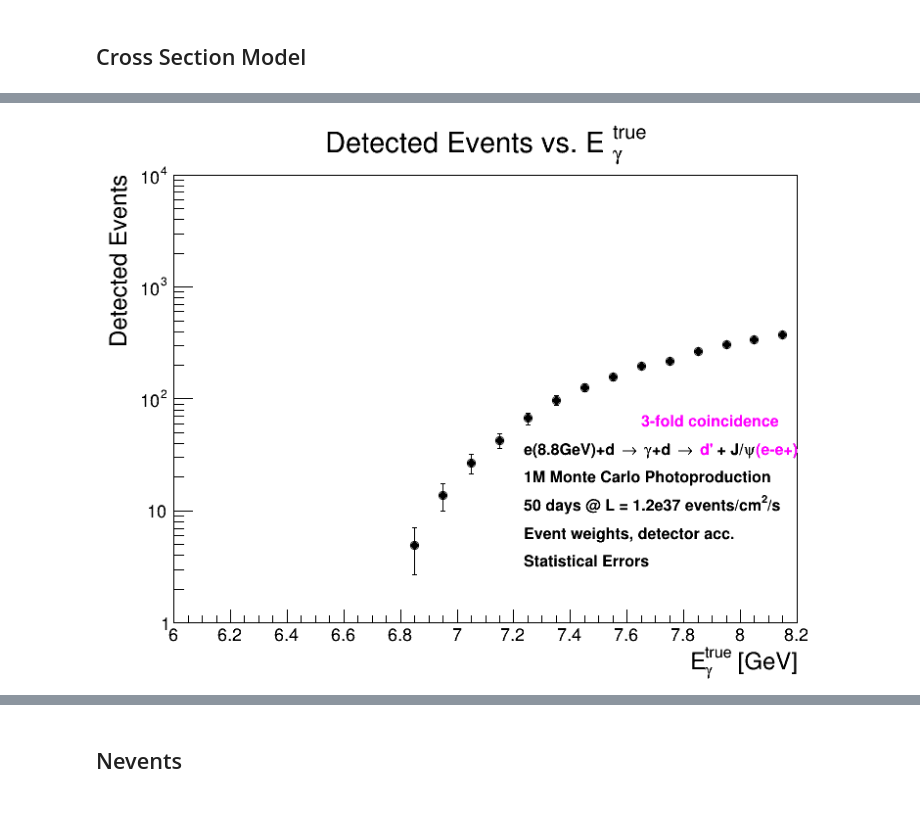
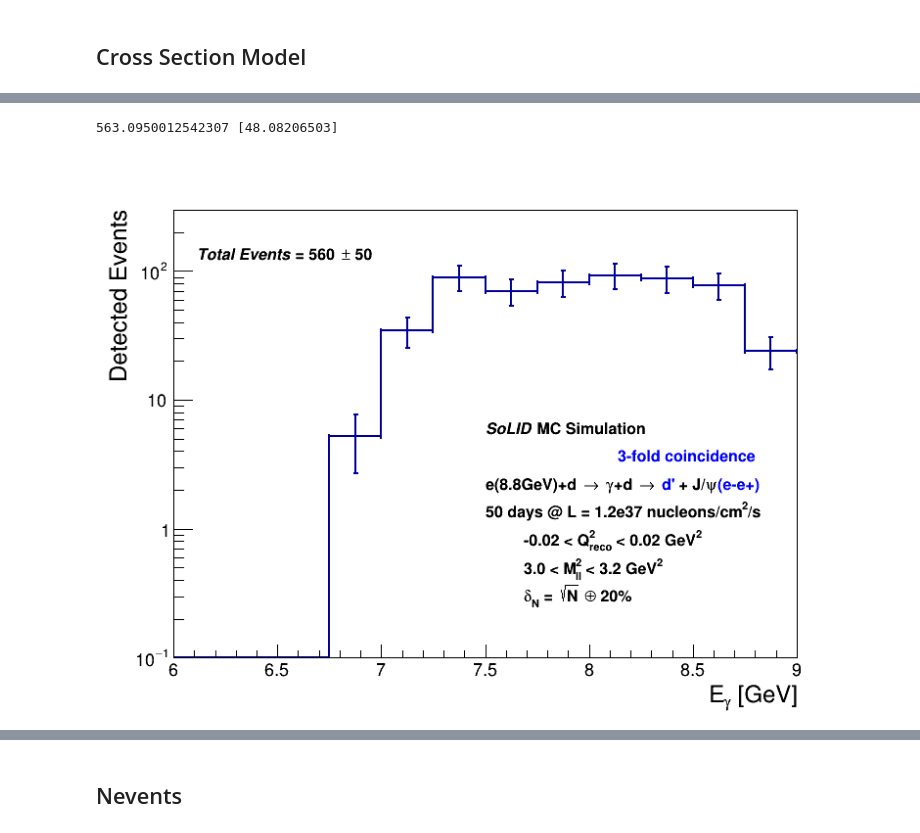
Before and after one commit to Gregtom3/coherentJPsiSoLID, a Jupyter notebook: photoprod_analysis.ipynb, the cells around one changed output, grey strips where cells are left out. Cells and saved outputs as stored; diff of their text form; code cells hidden in the pictures.

```diff
--- a/photoprod_analysis.ipynb
+++ b/photoprod_analysis.ipynb
@@ -246,13 +276,20 @@ c.Draw()
 # %%
 c.SetLeftMargin(0.1)
-tg6.Draw("AP+")
-latex.DrawLatexNDC(.7,.45,"#color[6]{3-fold coincidence}")
-latex.DrawLatexNDC(.55,.4,"e({:.1f}GeV)+d #rightarrow #gamma+d #rightarrow ".format(beamE) + "#color[6]{d'} + J/#psi#color[6]{(e-e+)}")
-latex.DrawLatexNDC(.55,.35,eventtxt)
-latex.DrawLatexNDC(.55,.3,"{} days @ L = 1.2e37 events/".format(days)+"cm^{2}/s")
-latex.DrawLatexNDC(.55,.25,"Event weights, detector acc.")
-latex.DrawLatexNDC(.55,.2,"Statistical Errors")
+hA.GetYaxis().SetRangeUser(0.1,300)
+hA.Draw("hist E1")
+error = np.array([0.0])
+value = hA.IntegralAndError(0,200,error)
+print(value,error)
+latex.DrawLatexNDC(0.13,.81,"#it{Total Events}"+" = {} #pm {}".format(np.round(int(value),-1),np.round(int(error),-1)))
+latex.DrawLatexNDC(.5,.5,"#it{SoLID} MC Simulation")
+latex.DrawLatexNDC(.67,.45,"#color[4]{3-fold coincidence}")
+latex.DrawLatexNDC(.5,.4,"e({:.1f}GeV)+d #rightarrow #gamma+d #rightarrow ".format(beamE) + "#color[4]{d'} + J/#psi#color[4]{(e-e+)}")
+latex.DrawLatexNDC(.5,.35,"{} days @ L = 1.2e37 nucleons/".format(days)+"cm^{2}/s")
+latex.DrawLatexNDC(.55,.3,"-0.02 < Q^{2}_{reco} < 0.02 GeV^{2}")
+latex.DrawLatexNDC(.55,.25,"3.0 < M_{ll}^{2} < 3.2 GeV^{2}")
+latex.DrawLatexNDC(.55,.2,"#delta_{N} = #sqrt{N} #oplus 20%")
 c.SetLogy(1)
 c.Draw()
 # %% [output]
+563.0950012542307 [48.08206503]
-[figure, old version]
+[figure, new version]
```
Also changed, not shown: parts of 30 cells of this notebook, 2 other files.
